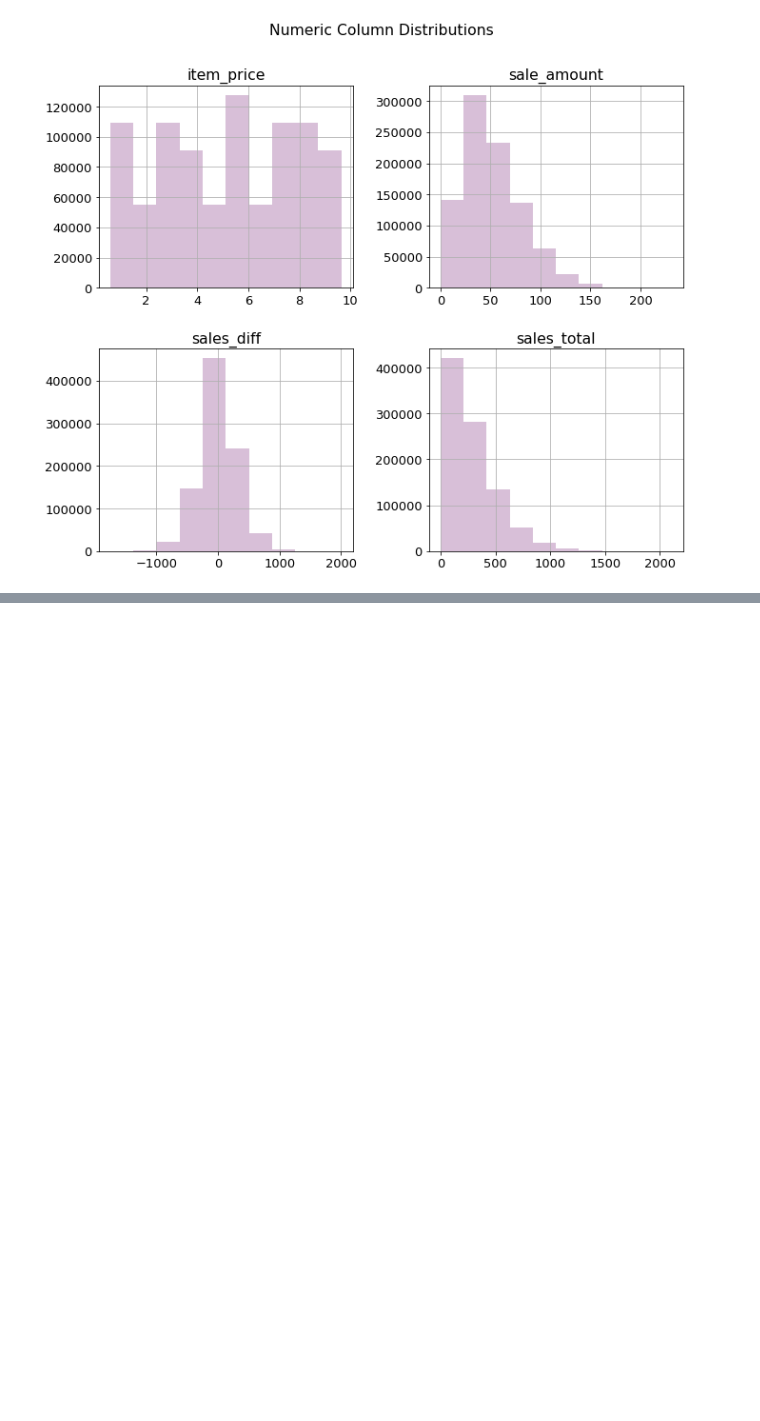
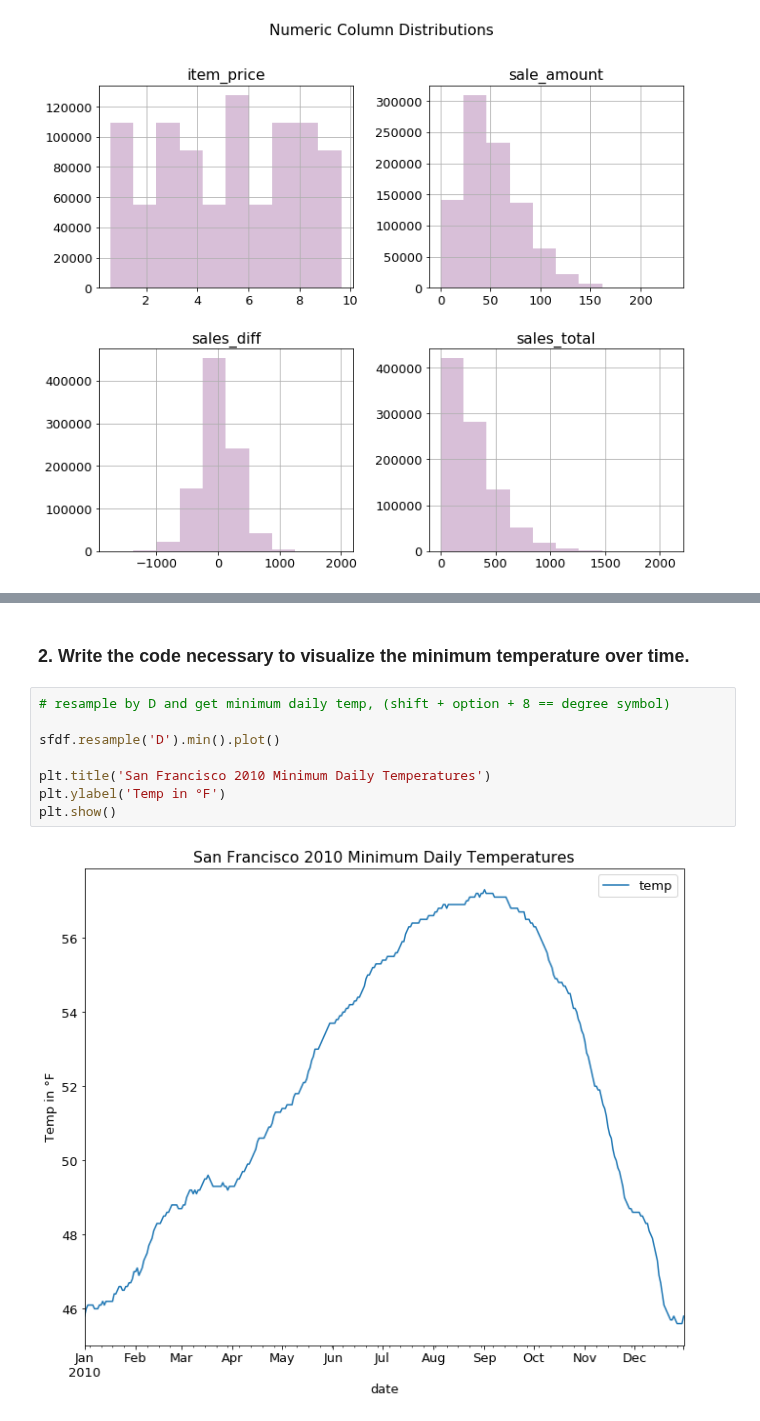
Before and after one commit to faithkane3/ds-methodologies-exercises, a Jupyter notebook: time_series/prepare_walkthrough.ipynb, the cells around one changed output, grey strips where cells are left out. Cells and saved outputs as stored; diff of their text form; blank space fills up the shorter version.

```diff
--- a/time_series/prepare_walkthrough.ipynb
+++ b/time_series/prepare_walkthrough.ipynb
@@ -137,0 +287,12 @@ df = prepped_store_df()
+# %% [markdown]
+### 2. Write the code necessary to visualize the minimum temperature over time.
+# %%
+# resample by D and get minimum daily temp, (shift + option + 8 == degree symbol)
+
+sfdf.resample('D').min().plot()
+
+plt.title('San Francisco 2010 Minimum Daily Temperatures')
+plt.ylabel('Temp in °F')
+plt.show()
+# %% [output]
+[figure, added]
```
Also changed, not shown: parts of 36 cells of this notebook.
